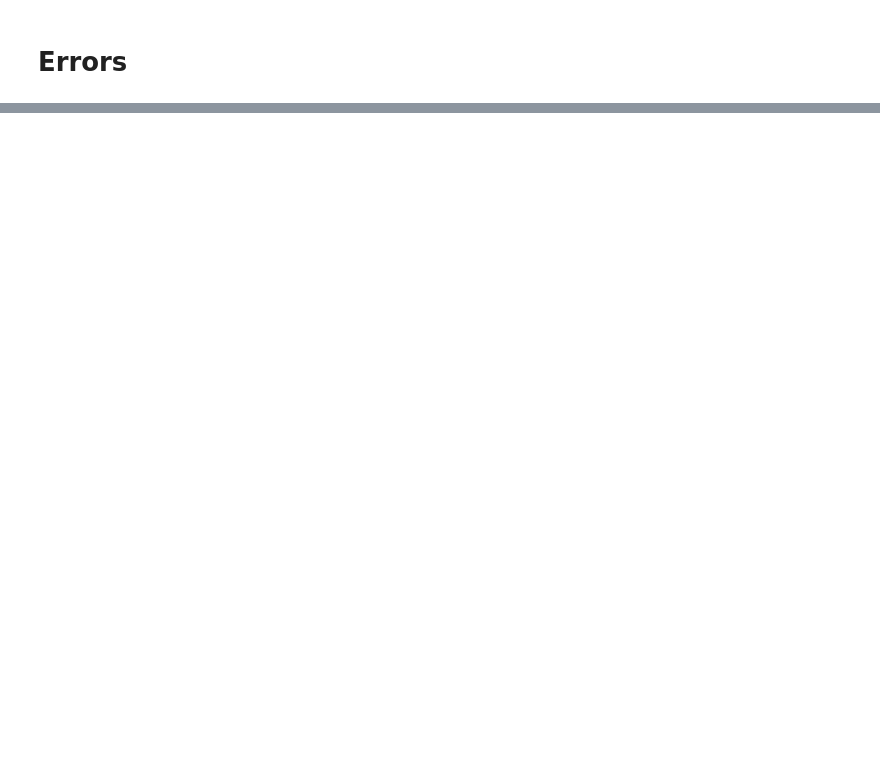
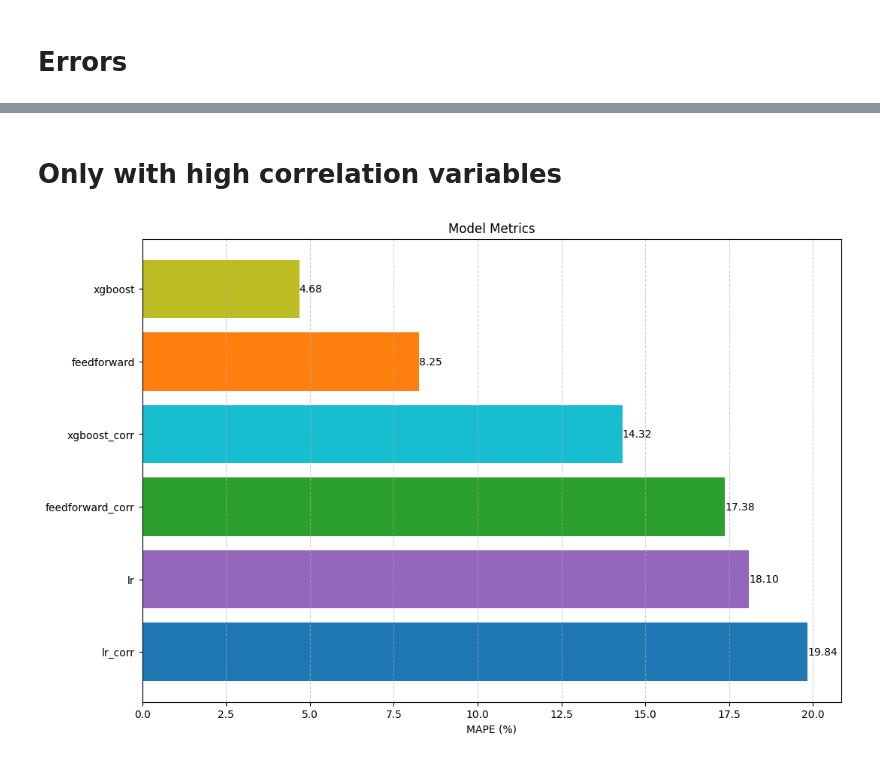
Before and after one commit to FrancoCabezasPoblete/resource-prediction-study, a Jupyter notebook: notebooks/eda_final.ipynb, the cells around one changed output, grey strips where cells are left out. Cells and saved outputs as stored; diff of their text form; code cells hidden in the pictures; blank space fills up the shorter version.

Commit message:
feat: eda_final plots normal vs only high corr values

```diff
--- a/notebooks/eda_final.ipynb
+++ b/notebooks/eda_final.ipynb
@@ -129,6 +129,16 @@ def plot_errors(dfs: dict[str, pd.DataFrame], log_scale: bool = False, models: l
 	plt.show()
 # %% [markdown]
 # MAPE
+# %%
+# borrar keys que terminen en "corr"
+dfs_corr = {
+	"feedforward_corr": dfs["feedforward_corr"].copy(), "feedforward": dfs["feedforward"],
+	"lr_corr": dfs["lr_corr"].copy(), "lr": dfs["lr"],
+	"xgboost_corr": dfs["xgboost_corr"].copy(), "xgboost": dfs["xgboost"]
+}
+del dfs["feedforward_corr"]
+del dfs["lr_corr"]
+del dfs["xgboost_corr"]
 # %%
 metrics = calculate_metrics(dfs)
 plot_MAPE(metrics, std=False)
@@ -172,0 +183,7 @@ plot_errors(dfs, models=["mcdropout", "tabnet"], log_scale=True)
+# %% [markdown]
+# Only with high correlation variables
+# %%
+metrics = calculate_metrics(dfs_corr)
+plot_MAPE(metrics, std=False)
+# %% [output]
+[figure, added]
```
Also changed, not shown: parts of 9 cells of this notebook, 3 other files.
